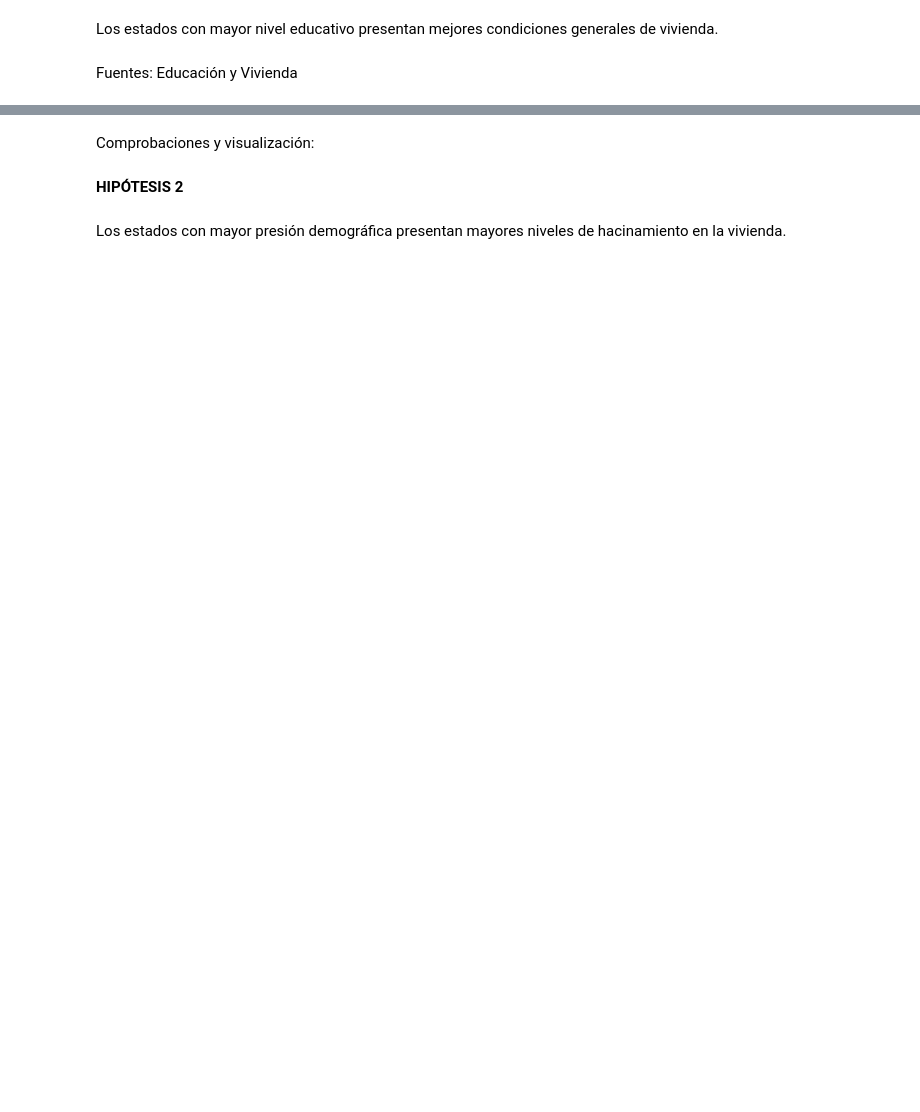
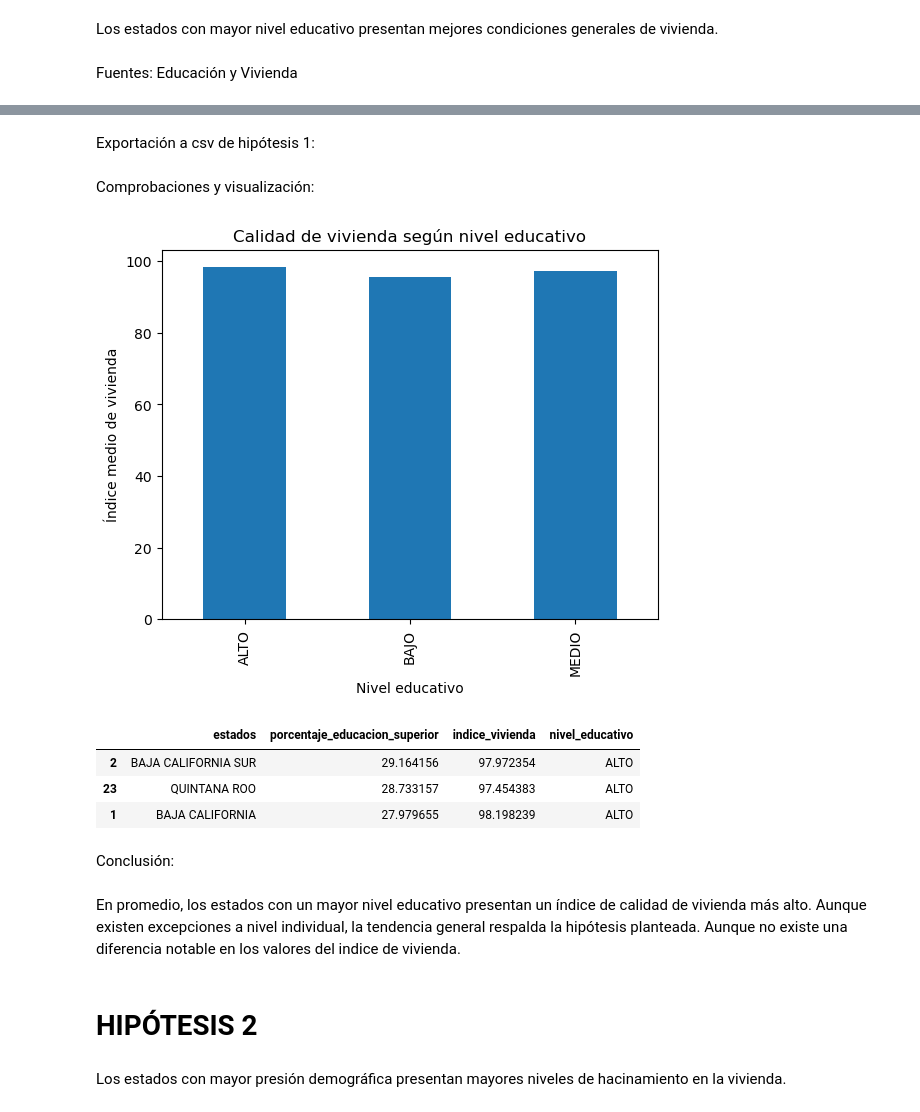
Before and after one commit to julio-bp/PROYECTO2, a Jupyter notebook: PROYECTO2.ipynb, the cells around one changed output, grey strips where cells are left out. Drawn from its saved outputs; the diff is of its cells as text; code cells hidden in the pictures; blank space fills up the shorter version.

```diff
--- a/PROYECTO2.ipynb
+++ b/PROYECTO2.ipynb
@@ -95,4 +260,9 @@ df_vivienda.columns
+# %%
+df_educacion.rename(
+    columns={"porcentaje de la poblacion de 15 anos y mas con instruccion media superior": "porcentaje_educacion_superior"},
+    inplace=True
+)
 # %%
-df_h1_1 = df_educacion[["estados", "porcentaje de la poblacion de 15 anos y mas con instruccion media superior"]]
+df_h1_1 = df_educacion[["estados", "porcentaje_educacion_superior"]]
 # %%
 df_h1_1
@@ -126,0 +369,2 @@ df_h1
+# %% [markdown]
+Exportación a csv de hipótesis 1:
@@ -127,7 +373,35 @@ df_h1
 # %% [markdown]
 Comprobaciones y visualización:
+# %%
+df_h1["nivel_educativo"] = df_h1["porcentaje_educacion_superior"].apply(
+    lambda x: "BAJO" if x < 20 else ("MEDIO" if x < 25 else "ALTO")
+)
+# %%
+media_h1 = df_h1.groupby("nivel_educativo")["indice_vivienda"].mean()
+
+media_h1.plot(kind="bar")
+
+plt.xlabel("Nivel educativo")
+plt.ylabel("Índice medio de vivienda")
+plt.title("Calidad de vivienda según nivel educativo")
+
+plt.show()
+# %% [output]
+[figure, added]
+# %%
+df_top3 = df_h1.sort_values("porcentaje_educacion_superior", ascending=False).head(3)
+df_top3
+# %% [output]
+|  | estados | porcentaje_educacion_superior | indice_vivienda | nivel_educativo |
+| 2 | BAJA CALIFORNIA SUR | 29.164156 | 97.972354 | ALTO |
+| 23 | QUINTANA ROO | 28.733157 | 97.454383 | ALTO |
+| 1 | BAJA CALIFORNIA | 27.979655 | 98.198239 | ALTO |
+# %% [markdown]
+Conclusión:
+# %% [markdown]
+En promedio, los estados con un mayor nivel educativo presentan un índice de calidad de vivienda más alto. Aunque existen excepciones a nivel individual, la tendencia general respalda la hipótesis planteada. Aunque no existe una diferencia notable en los valores del indice de vivienda.
 # %% [markdown]
-**HIPÓTESIS 2**
+# HIPÓTESIS 2
 # %% [markdown]
 Los estados con mayor presión demográfica presentan mayores niveles de hacinamiento en la vivienda.
 # %%
```
Also changed, not shown: parts of 85 cells of this notebook, 2 other files.
